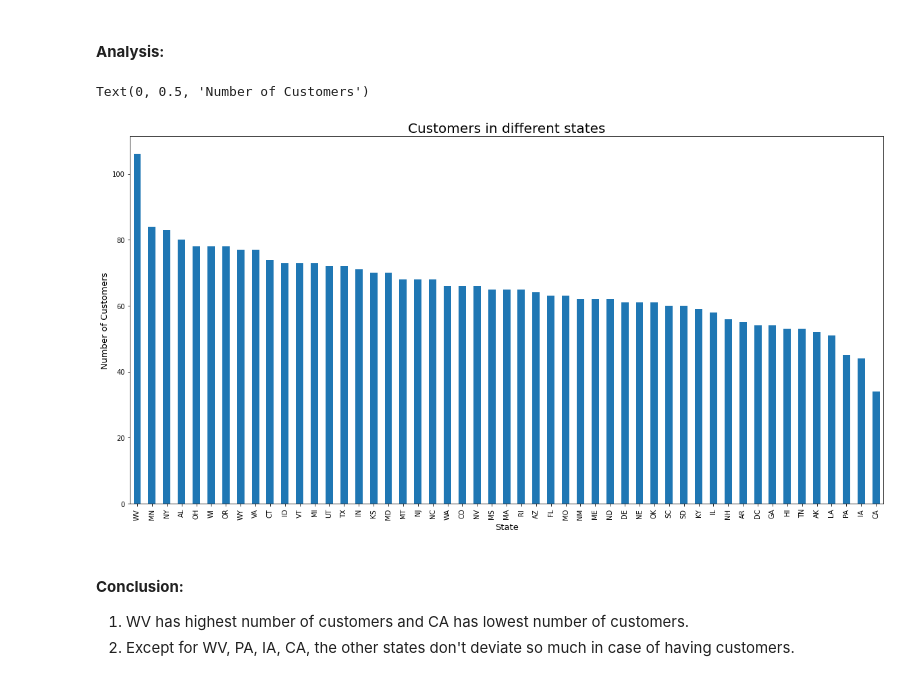
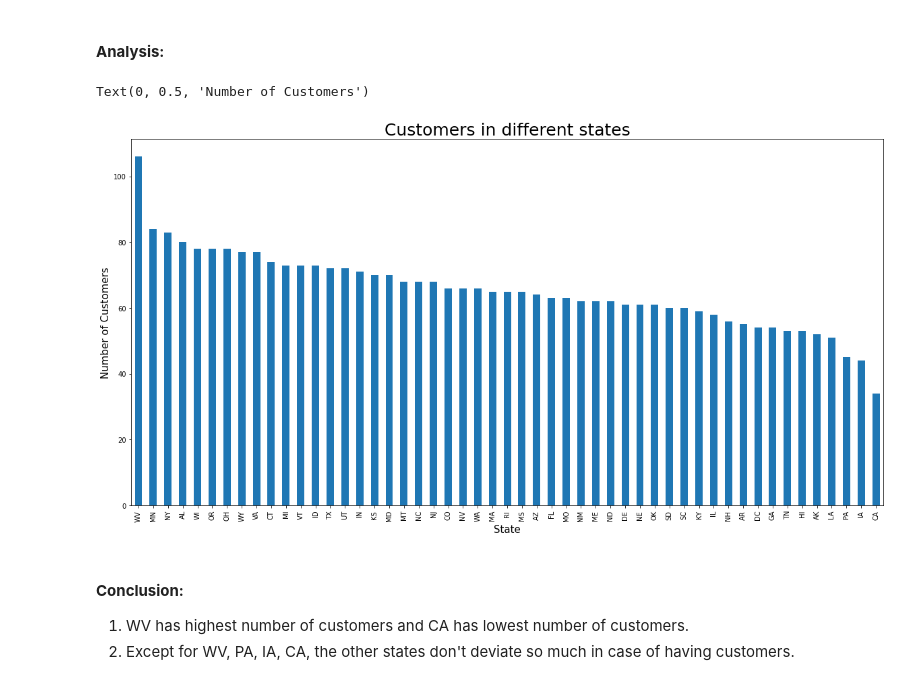
Before and after one commit to Subhajit53/Teleom-Churn-Analysis, a Jupyter notebook: Telecom_Churn_Analysis_Capstone_Project.ipynb, the cells around one changed output. Cells and saved outputs as stored; diff of their text form; code cells hidden in the pictures.

```diff
--- a/Telecom_Churn_Analysis_Capstone_Project.ipynb
+++ b/Telecom_Churn_Analysis_Capstone_Project.ipynb
@@ -142,13 +142,13 @@ dtype: int64
 # %%
 plt.rcParams['figure.figsize'] = (20,10)
 
 telecom_df['State'].value_counts().plot(kind = 'bar')
-plt.title('Customers in different states', size = 20)
-plt.xlabel('State', size = 13)
-plt.ylabel('Number of Customers', size = 13)
+plt.title('Customers in different states', size = 25)
+plt.xlabel('State', size = 15)
+plt.ylabel('Number of Customers', size = 15)
 # %% [output]
 Text(0, 0.5, 'Number of Customers')
-[figure, old version]
+[figure, new version]
 # %% [markdown]
 #### <b> Conclusion: </b>
 1. WV has highest number of customers and CA has lowest number of customers.
```
Also changed, not shown: parts of 5 cells of this notebook.
